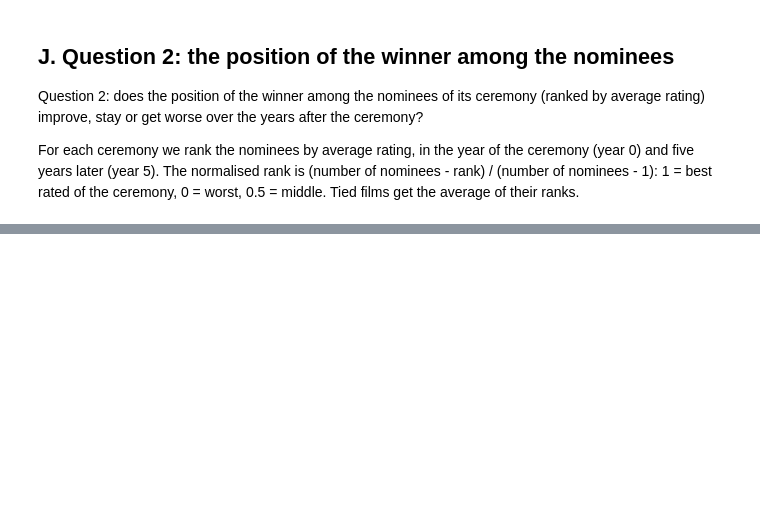
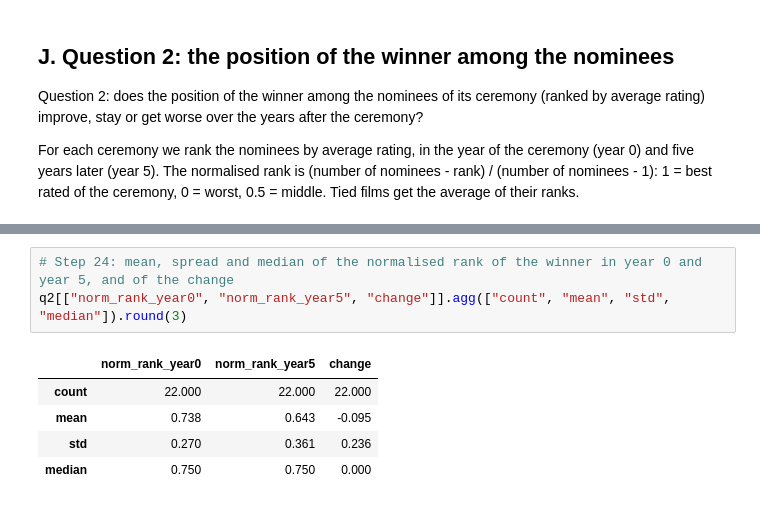
Before and after one commit to elblidimj/oscar-best-picture-ratings, a Jupyter notebook: notebooks/04_yearly_ratings.ipynb, the cells around one changed output, grey strips where cells are left out. Saved outputs shown, nothing was run; the diff lists cells and outputs as text; blank space fills up the shorter version.

```diff
--- a/notebooks/04_yearly_ratings.ipynb
+++ b/notebooks/04_yearly_ratings.ipynb
@@ -525,3 +525,12 @@ q2.round(2)
 | 2015 | Birdman or (The Unexpected Virtue... | 8 | 6.0 | 6.0 | 0.29 | 0.29 | 0.00 |
 | 2016 | Spotlight | 8 | 1.0 | 2.0 | 1.00 | 0.86 | -0.14 |
 | 2017 | Moonlight | 9 | 7.0 | 7.0 | 0.25 | 0.25 | 0.00 |
+# %%
+# Step 24: mean, spread and median of the normalised rank of the winner in year 0 and year 5, and of the change
+q2[["norm_rank_year0", "norm_rank_year5", "change"]].agg(["count", "mean", "std", "median"]).round(3)
+# %% [output]
+|  | norm_rank_year0 | norm_rank_year5 | change |
+| count | 22.000 | 22.000 | 22.000 |
+| mean | 0.738 | 0.643 | -0.095 |
+| std | 0.270 | 0.361 | 0.236 |
+| median | 0.750 | 0.750 | 0.000 |
```
Also changed, not shown: parts of 1 cell of this notebook.
